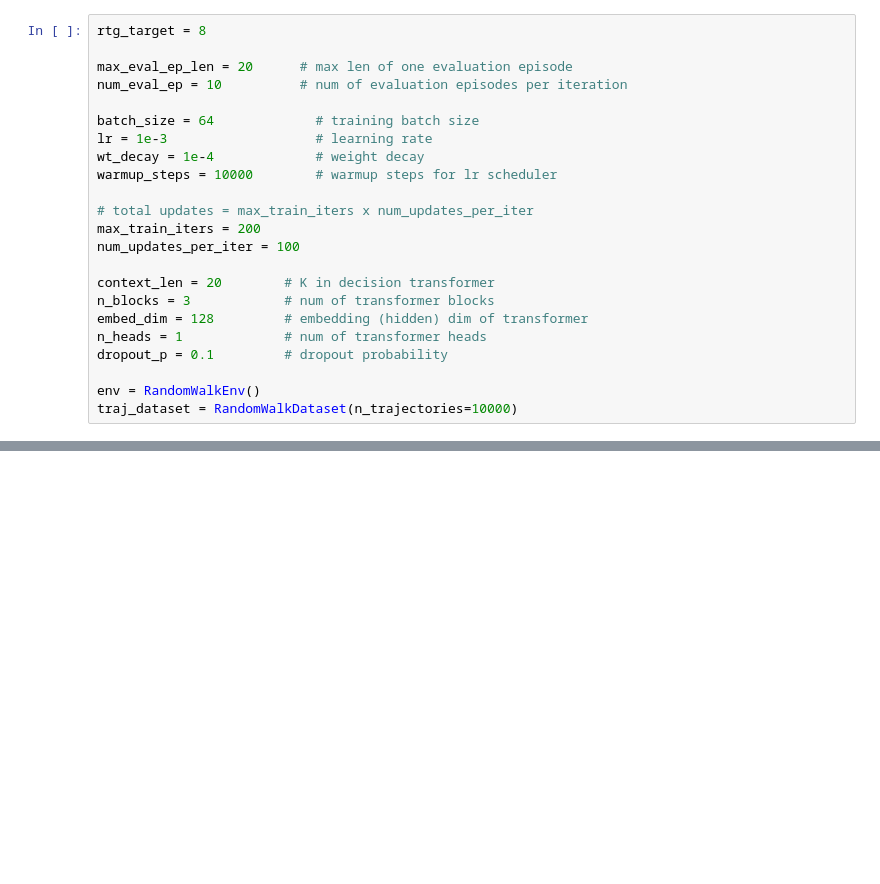
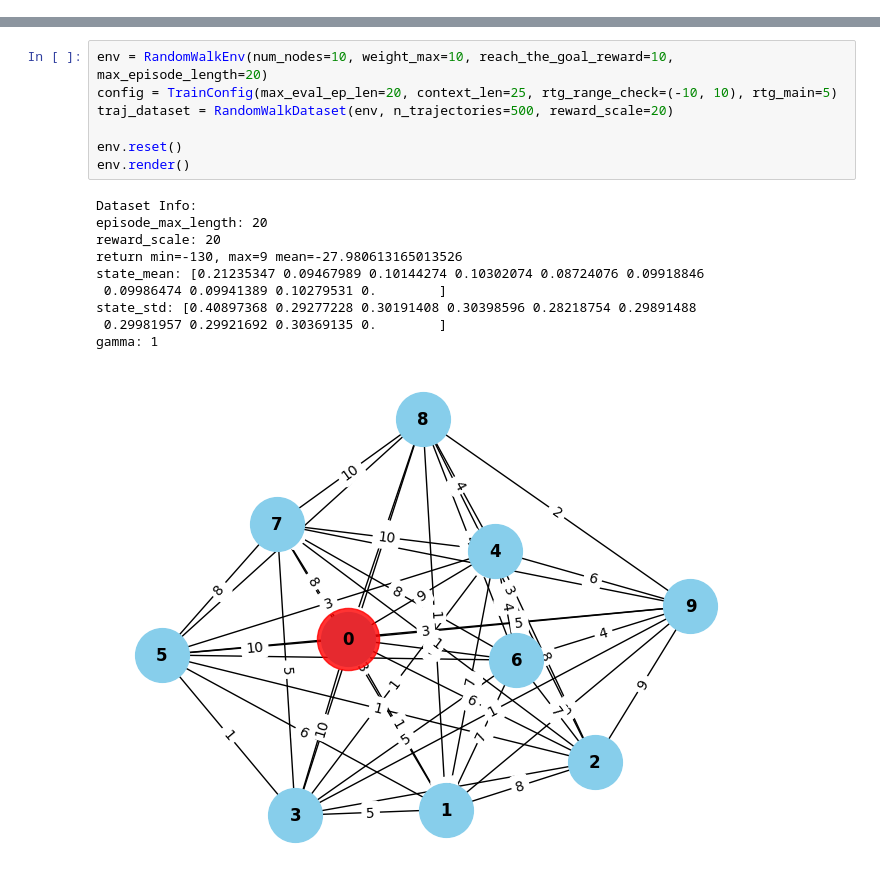
Before and after one commit to Shayan-P/RL-credit-assignment-experiment, a Jupyter notebook: experiment_notebooks/decision-transformer-random-walk.ipynb, the cells around one changed output, grey strips where cells are left out. Cells and saved outputs as stored; diff of their text form; blank space fills up the shorter version.

```diff
--- a/experiment_notebooks/decision-transformer-random-walk.ipynb
+++ b/experiment_notebooks/decision-transformer-random-walk.ipynb
@@ -39,23 +42,0 @@ device(type='cuda')
-# %%
-rtg_target = 8
-
-max_eval_ep_len = 20      # max len of one evaluation episode
-num_eval_ep = 10          # num of evaluation episodes per iteration
-
-batch_size = 64             # training batch size
-lr = 1e-3                   # learning rate
-wt_decay = 1e-4             # weight decay
-warmup_steps = 10000        # warmup steps for lr scheduler
-
-# total updates = max_train_iters x num_updates_per_iter
-max_train_iters = 200
-num_updates_per_iter = 100
-
-context_len = 20        # K in decision transformer
-n_blocks = 3            # num of transformer blocks
-embed_dim = 128         # embedding (hidden) dim of transformer
-n_heads = 1             # num of transformer heads
-dropout_p = 0.1         # dropout probability
-
-env = RandomWalkEnv()
-traj_dataset = RandomWalkDataset(n_trajectories=10000)
@@ -182 +293,19 @@ class Logger:
+# %%
+env = RandomWalkEnv(num_nodes=10, weight_max=10, reach_the_goal_reward=10, max_episode_length=20)
+config = TrainConfig(max_eval_ep_len=20, context_len=25, rtg_range_check=(-10, 10), rtg_main=5)
+traj_dataset = RandomWalkDataset(env, n_trajectories=500, reward_scale=20)
+
+env.reset()
+env.render()
+# %% [output]
+Dataset Info:
+episode_max_length: 20
+reward_scale: 20
+return min=-130, max=9 mean=-27.980613165013526
+state_mean: [0.21235347 0.09467989 0.10144274 0.10302074 0.08724076 0.09918846
+ 0.09986474 0.09941389 0.10279531 0.        ]
+state_std: [0.40897368 0.29277228 0.30191408 0.30398596 0.28218754 0.29891488
+ 0.29981957 0.29921692 0.30369135 0.        ]
+gamma: 1
+[figure, added]
 # %%
```
Also changed, not shown: parts of 14 cells of this notebook, 8 other files.
